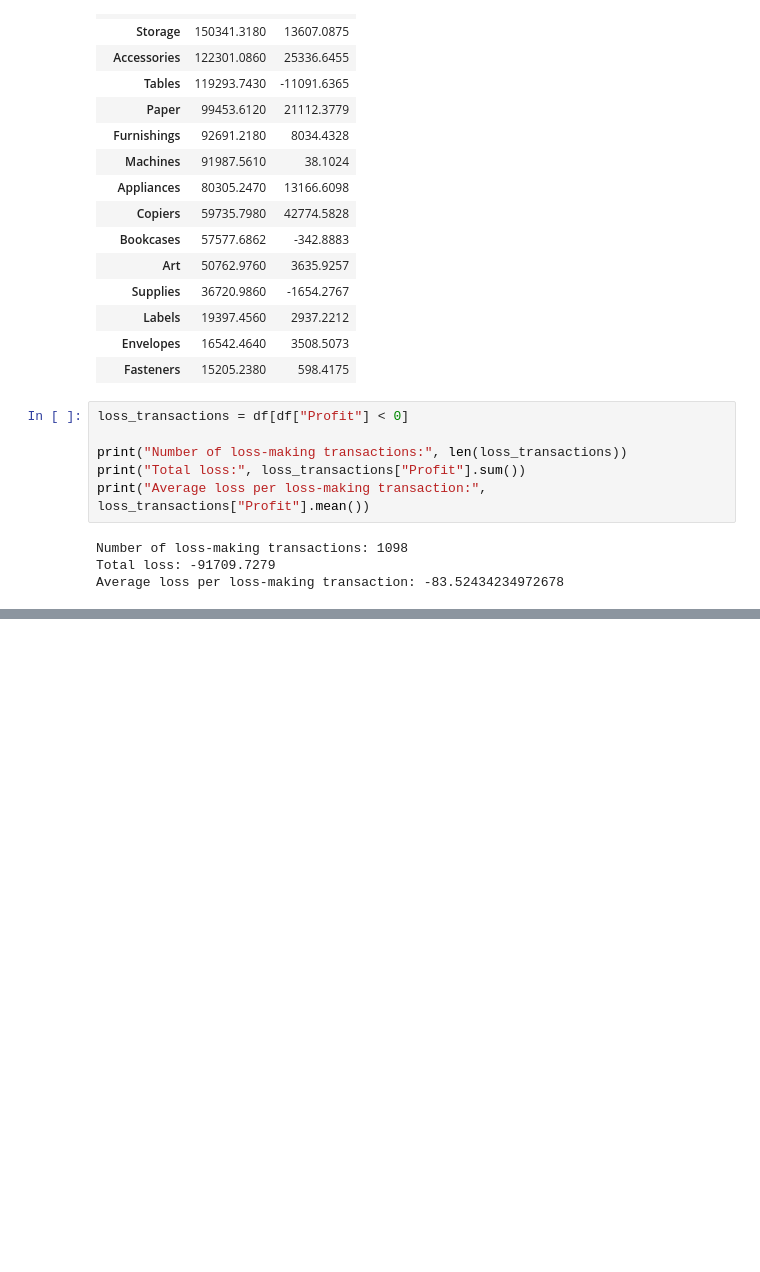
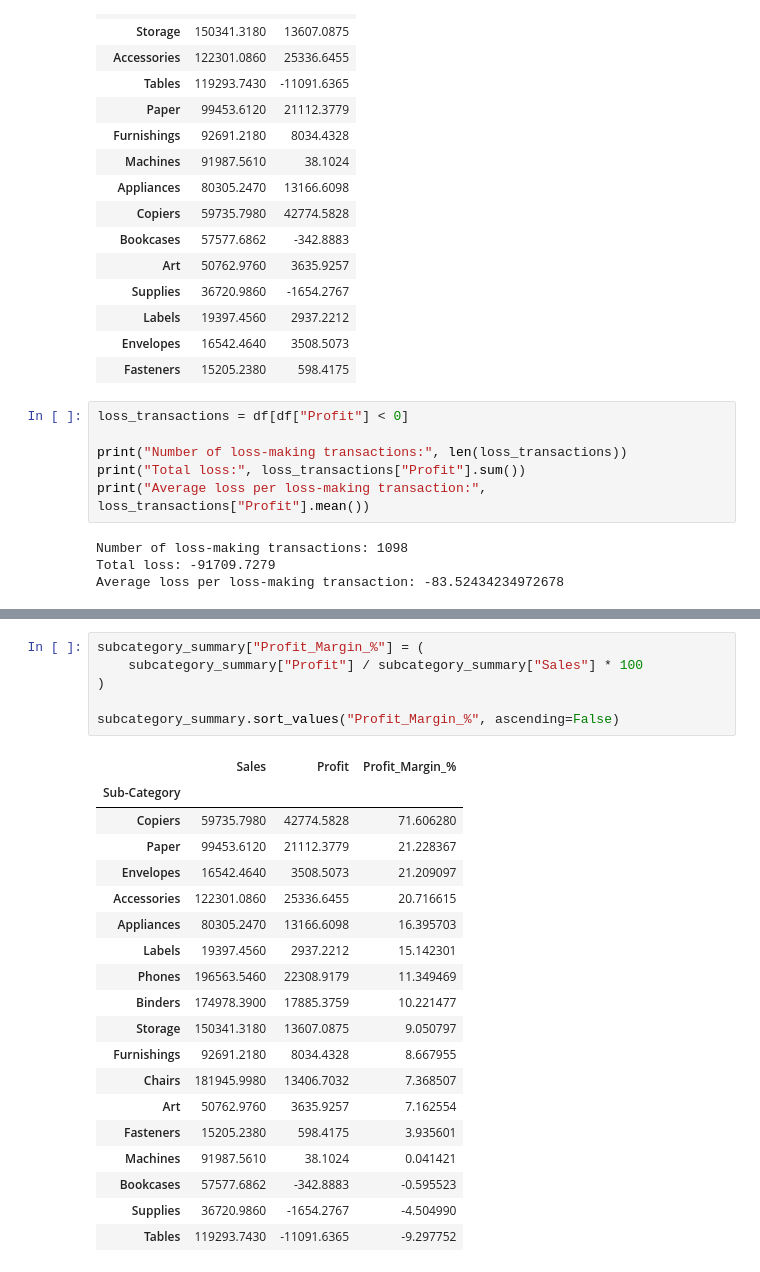
Before and after one commit to CodeByOmi/DataScienceRoadmap, a Jupyter notebook: PROJECTS/01_RETAIL_SALES_ANALYSIS/NOTEBOOKS/retail_sales_analysis.ipynb, the cells around one changed output, grey strips where cells are left out. Saved outputs shown, nothing was run; the diff lists cells and outputs as text; blank space fills up the shorter version.

```diff
--- a/PROJECTS/01_RETAIL_SALES_ANALYSIS/NOTEBOOKS/retail_sales_analysis.ipynb
+++ b/PROJECTS/01_RETAIL_SALES_ANALYSIS/NOTEBOOKS/retail_sales_analysis.ipynb
@@ -583,0 +607,26 @@ Average loss per loss-making transaction: -83.52434234972678
+# %%
+subcategory_summary["Profit_Margin_%"] = (
+    subcategory_summary["Profit"] / subcategory_summary["Sales"] * 100
+)
+
+subcategory_summary.sort_values("Profit_Margin_%", ascending=False)
+# %% [output]
+|  | Sales | Profit | Profit_Margin_% |
+| Sub-Category |  |  |  |
+| Copiers | 59735.7980 | 42774.5828 | 71.606280 |
+| Paper | 99453.6120 | 21112.3779 | 21.228367 |
+| Envelopes | 16542.4640 | 3508.5073 | 21.209097 |
+| Accessories | 122301.0860 | 25336.6455 | 20.716615 |
+| Appliances | 80305.2470 | 13166.6098 | 16.395703 |
+| Labels | 19397.4560 | 2937.2212 | 15.142301 |
+| Phones | 196563.5460 | 22308.9179 | 11.349469 |
+| Binders | 174978.3900 | 17885.3759 | 10.221477 |
+| Storage | 150341.3180 | 13607.0875 | 9.050797 |
+| Furnishings | 92691.2180 | 8034.4328 | 8.667955 |
+| Chairs | 181945.9980 | 13406.7032 | 7.368507 |
+| Art | 50762.9760 | 3635.9257 | 7.162554 |
+| Fasteners | 15205.2380 | 598.4175 | 3.935601 |
+| Machines | 91987.5610 | 38.1024 | 0.041421 |
+| Bookcases | 57577.6862 | -342.8883 | -0.595523 |
+| Supplies | 36720.9860 | -1654.2767 | -4.504990 |
+| Tables | 119293.7430 | -11091.6365 | -9.297752 |
```
Also changed, not shown: parts of 35 cells of this notebook.
